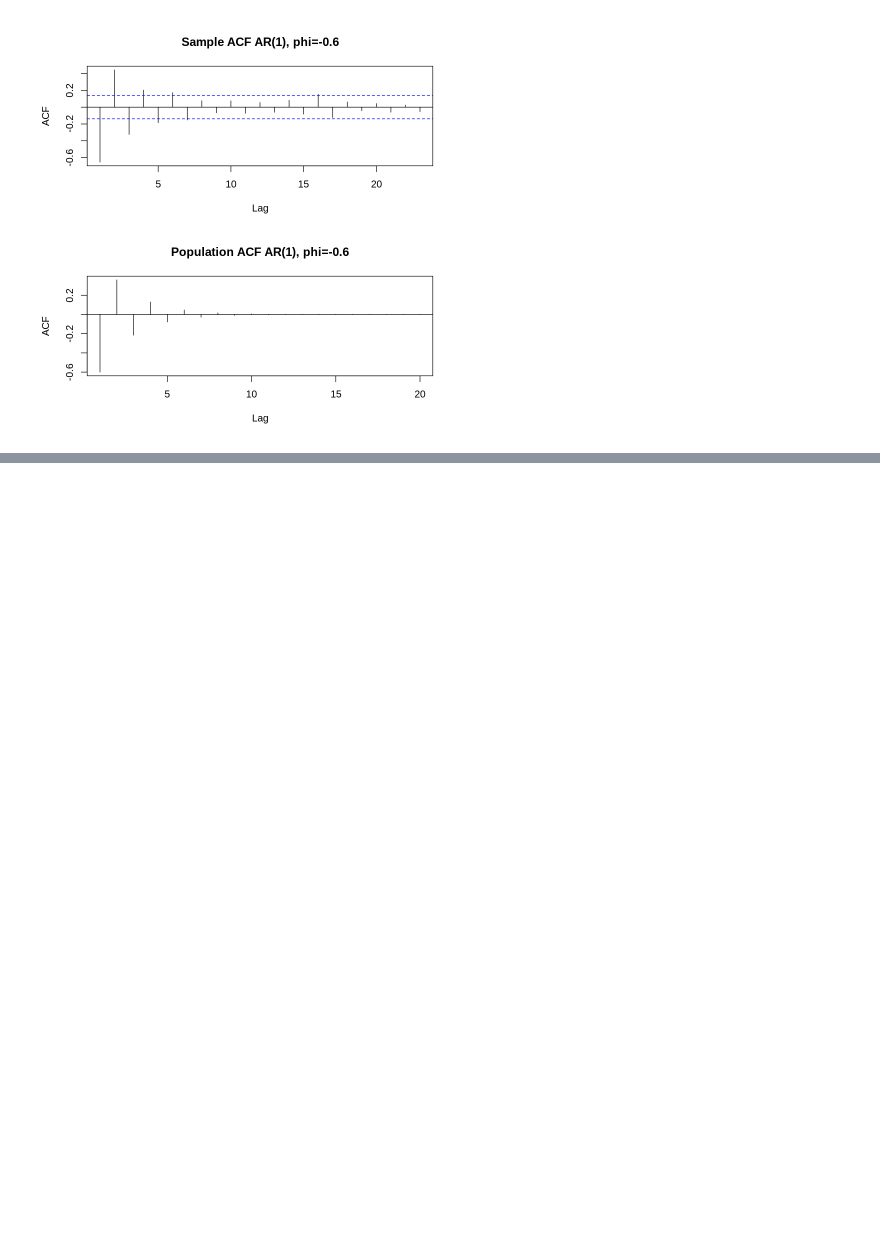
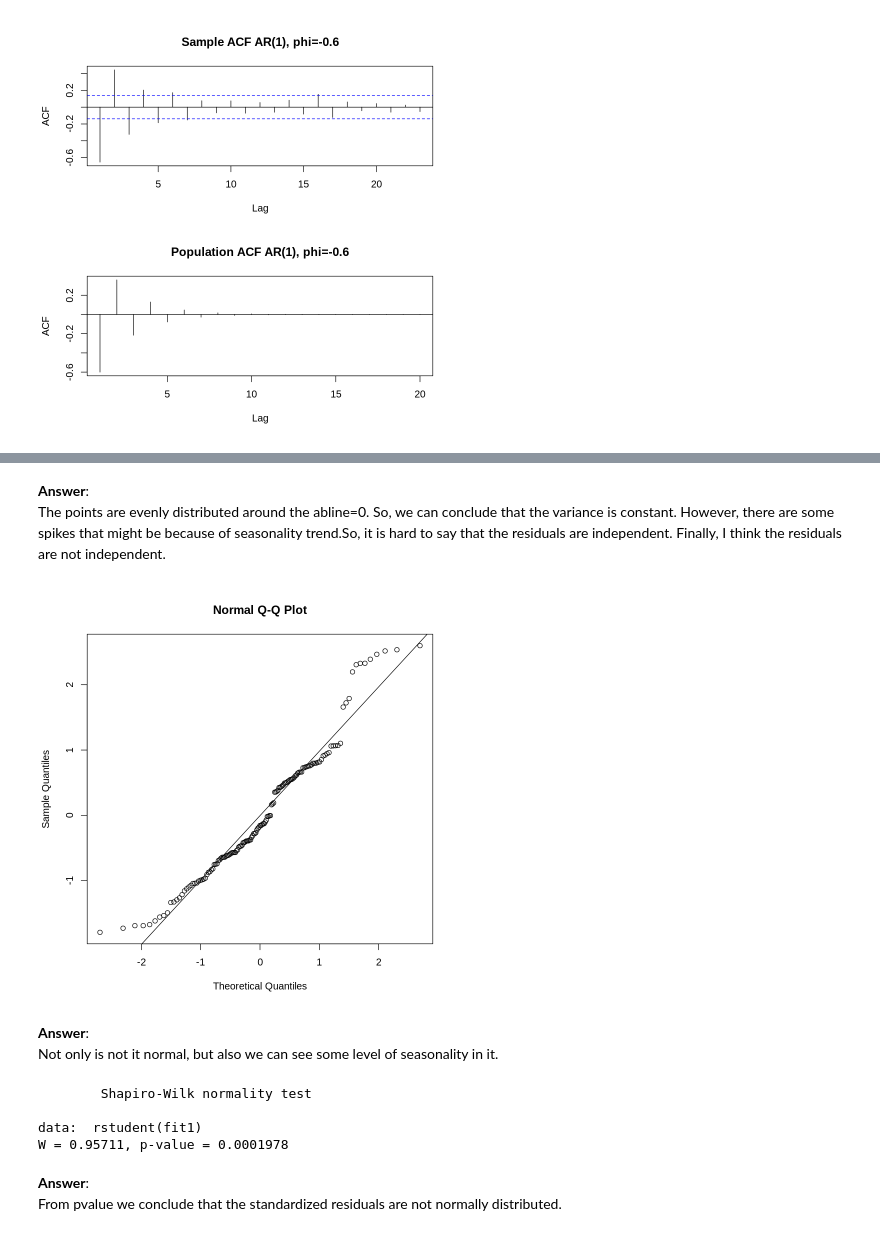
Before and after one commit to Max-Ghadri/Time-Series-Analysis, a Jupyter notebook: 0. Time Series Analysis _ using R on Colab.ipynb, the cells around one changed output, grey strips where cells are left out. Drawn from its saved outputs; the diff is of its cells as text; code cells hidden in the pictures; blank space fills up the shorter version.

```diff
--- a/0. Time Series Analysis _ using R on Colab.ipynb
+++ b/0. Time Series Analysis _ using R on Colab.ipynb
@@ -580,0 +638,21 @@ abline(h=0)
+# %% [markdown]
+**Answer**:
+The points are evenly distributed around the abline=0. So, we can conclude that the variance is constant. However, there are some spikes that might be because of seasonality trend.So, it is hard to say that the residuals are independent. Finally, I think the residuals are not independent.
+# %%
+qqnorm(rstudent(fit1))
+qqline(rstudent(fit1))
+# %% [output]
+[figure, added]
+# %% [markdown]
+**Answer**:
+Not only is not it normal, but also we can see some level of seasonality in it.
+# %%
+shapiro.test(rstudent(fit1))
+# %% [output]
+        Shapiro-Wilk normality test
+
+data:  rstudent(fit1)
+W = 0.95711, p-value = 0.0001978
+# %% [markdown]
+**Answer**:
+From pvalue we conclude that the standardized residuals are not normally distributed.
```
Also changed, not shown: parts of 22 cells of this notebook.
